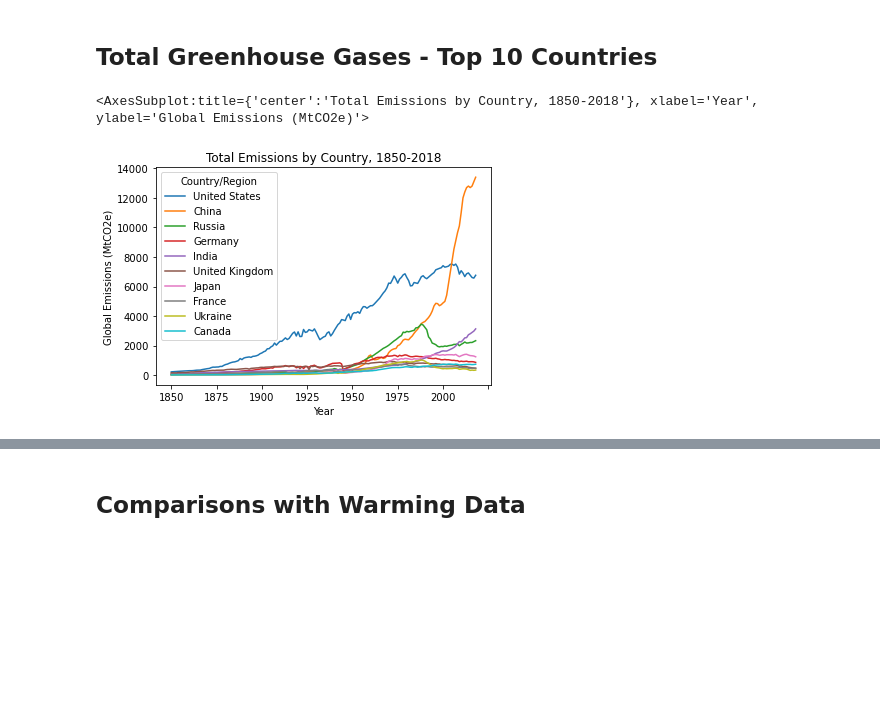
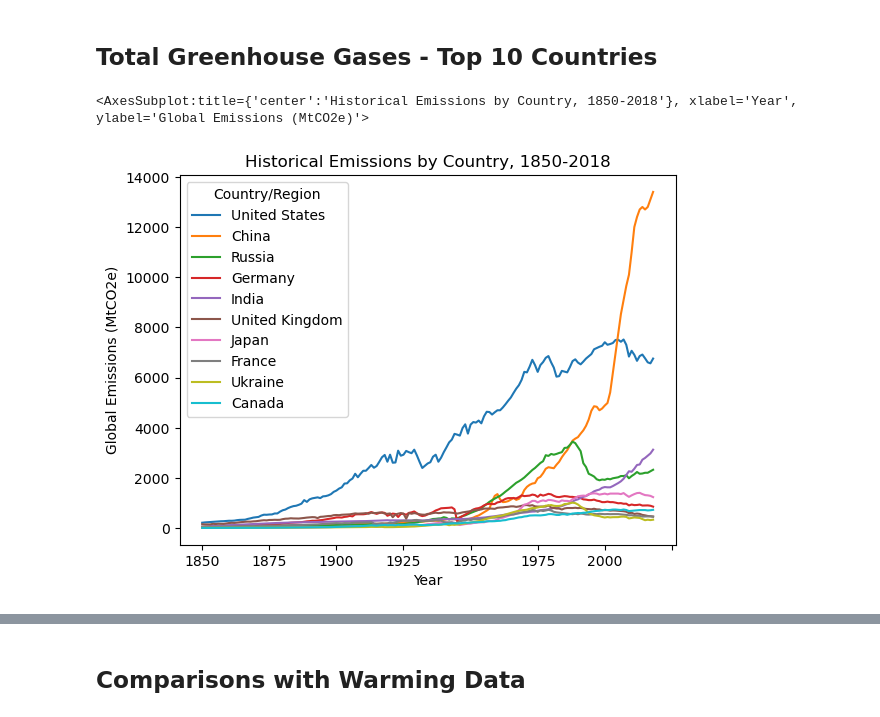
Before and after one commit to nankli/Python_EDA_group_project, a Jupyter notebook: historical_emissions_analysis.ipynb, the cells around one changed output, grey strips where cells are left out. Drawn from its saved outputs; the diff is of its cells as text; code cells hidden in the pictures; blank space fills up the shorter version.

```diff
--- a/historical_emissions_analysis.ipynb
+++ b/historical_emissions_analysis.ipynb
@@ -13,10 +13,14 @@ import pickle
 import pandas as pd
 import numpy as np
 import matplotlib.pyplot as plt
+import matplotlib as mpl
 import seaborn as sns
 from scipy import stats
 import geopandas as gpd
 from mpl_toolkits.axes_grid1 import make_axes_locatable
+from splot.mapping import vba_choropleth
+
+mpl.rcParams.update(mpl.rcParamsDefault)
 
 #Read in file, set first column (countries) as the index
 fileIn = pd.read_csv('./data_files/ghg-emissions-pik.csv', index_col=0)
@@ -132,10 +171,10 @@ emsTop10 = ems.nlargest(10,['Country_Total'])
 # %%
 #plot totals over time
 ems10T = emsTop10.T
-ems10T.iloc[:-1].plot(title='Total Emissions by Country, 1850-2018', xlabel='Year', ylabel='Global Emissions (MtCO2e)')#top10 = list(ems10T.columns)
+ems10T.iloc[:-1].plot(title='Historical Emissions by Country, 1850-2018', xlabel='Year', ylabel='Global Emissions (MtCO2e)')#top10 = list(ems10T.columns)
 # %% [output]
-<AxesSubplot:title={'center':'Total Emissions by Country, 1850-2018'}, xlabel='Year', ylabel='Global Emissions (MtCO2e)'>
+<AxesSubplot:title={'center':'Historical Emissions by Country, 1850-2018'}, xlabel='Year', ylabel='Global Emissions (MtCO2e)'>
-[figure, old version]
+[figure, new version]
 # %%
 #YoY % fluctuations
 top10= list(ems10T.columns)
```
Also changed, not shown: parts of 7 cells of this notebook.
